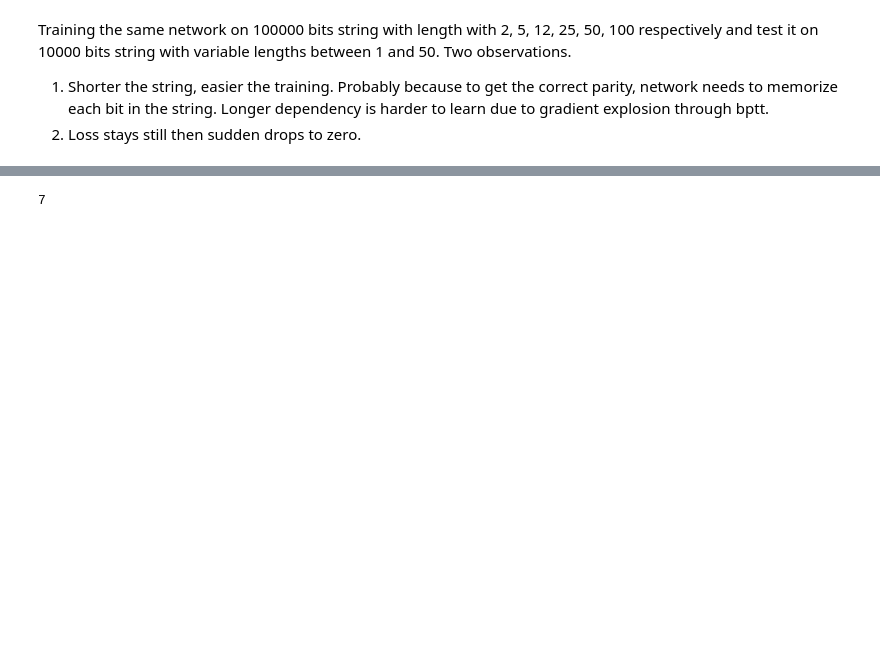
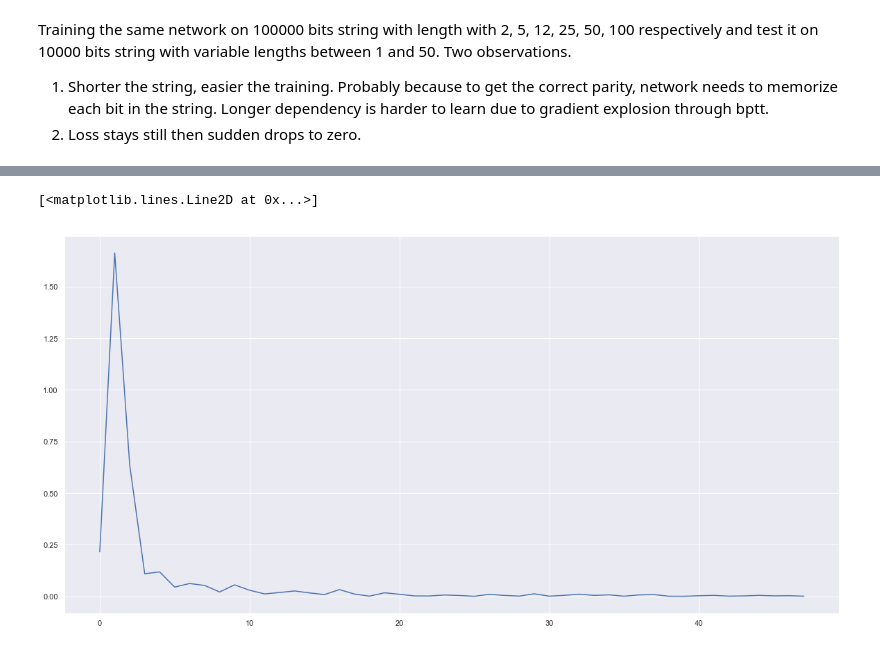
Before and after one commit to TengHu/LSTM-to-solve-the-XOR-problem, a Jupyter notebook: Solve XOR With LSTM.ipynb, the cells around one changed output, grey strips where cells are left out. Saved outputs shown, nothing was run; the diff lists cells and outputs as text; code cells hidden in the pictures; blank space fills up the shorter version.

```diff
--- a/Solve XOR With LSTM.ipynb
+++ b/Solve XOR With LSTM.ipynb
@@ -110,15 +111,6 @@ class LSTMModel(nn.Module):
         outputs = self.h2o(h)
         return outputs, self.sig(outputs)
 
-    '''
-    def forward(self, inputs, hiddens):
-        h, h_and_c = self.rnn(inputs, hiddens)
-        h = self.unpacked(h)
-        outputs = self.h2o(h)
-        return outputs, self.sig(outputs), h_and_c
-
-    '''
-
     def initRandomHidden(self, batch_size=1):
         h = torch.zeros(1, batch_size, self.hidden_size)
         c = torch.zeros(1, batch_size, self.hidden_size)
@@ -348,8 +372,9 @@ for k in curriculum:
     legends.append(k)
 plt.legend(legends)
 # %%
-# loss
-
+# training loss
+import seaborn as sns
+sns.set(color_codes=True)
 fig, ax = plt.subplots(figsize=(20, 10))
 legends = []
 for k,v in losses_dict.items():
@@ -379,5 +383,0 @@ def norm(array):
-# %%
-length_ = 10
-input, target = generate_binary(length=length_, num=1)
-hiddens = model.initRandomHidden()
-output, predict = model(input, hiddens)
@@ -525,4 +384,26 @@ for i in range(2, 50, 2):
-# %%
-len(model_list)
-# %% [output]
-7
+# %%
+''' Vanishing gradients in a 50 length sequence '''
+
+max_length = 50
+gradient_vector = []
+
+model = LSTMModel(2, 2)
+
+# for short to long
+inputs, targets = generate_binary(length=max_length, num=10000)
+
+for length in range(1, max_length):
+    model.zero_grad()
+
+    input = inputs[:, (max_length - length):,  :]
+    target = targets[:, (max_length - length):,  :]
+    outputs, _ = model(input)
+
+    loss = criterion(outputs, target).backward()
+    gradient_vector.append(model.rnn.weight_ih_l0.grad.abs().sum())
+
+fig, ax = plt.subplots(figsize=(20, 10))
+plt.plot([abs((curr - prev) / prev) for prev, curr in zip(gradient_vector, gradient_vector[1:])])
+# %% [output]
+[<matplotlib.lines.Line2D at 0x...>]
+[figure, added]
```
Also changed, not shown: parts of 26 cells of this notebook, 6 other files.
